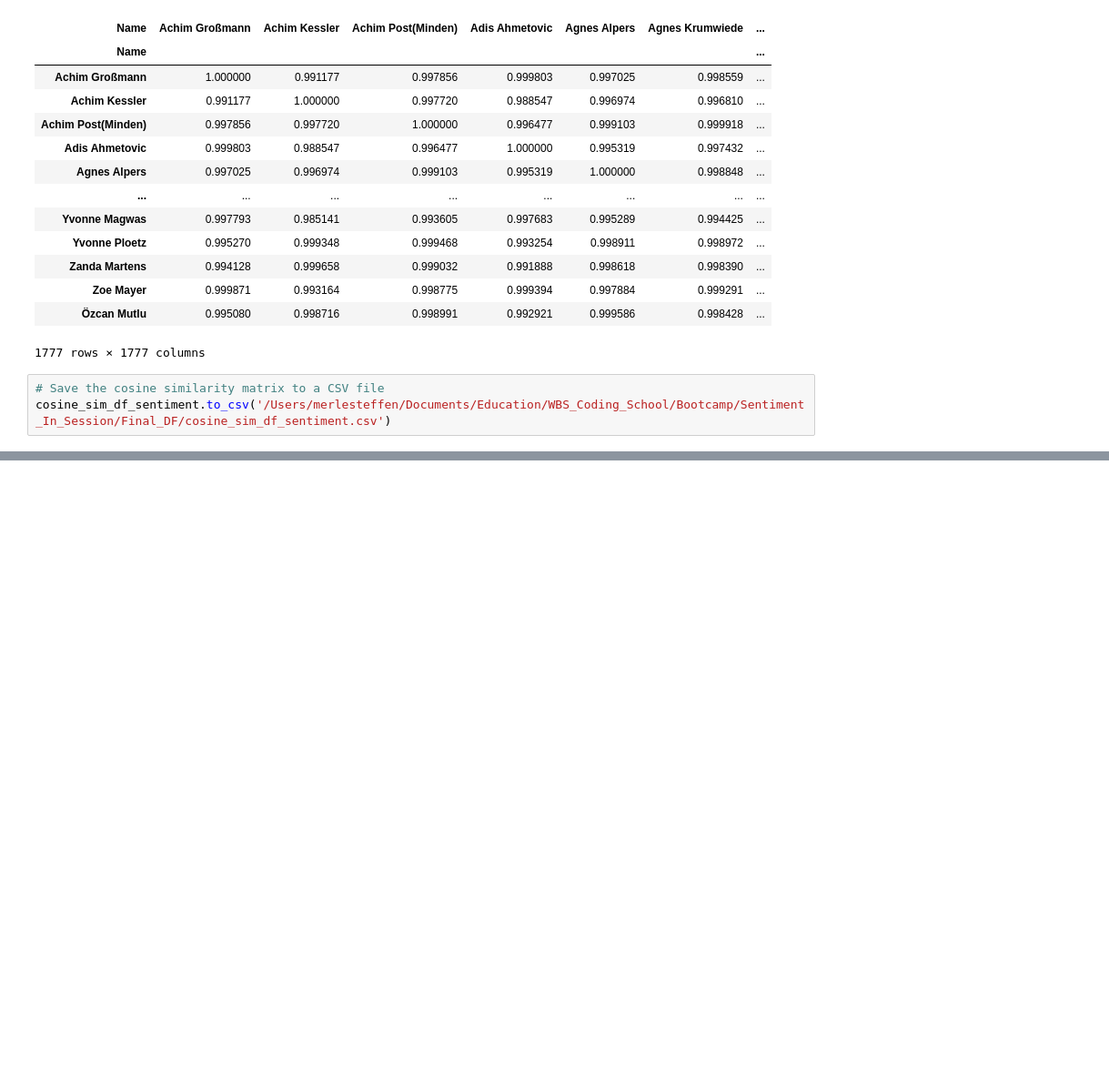
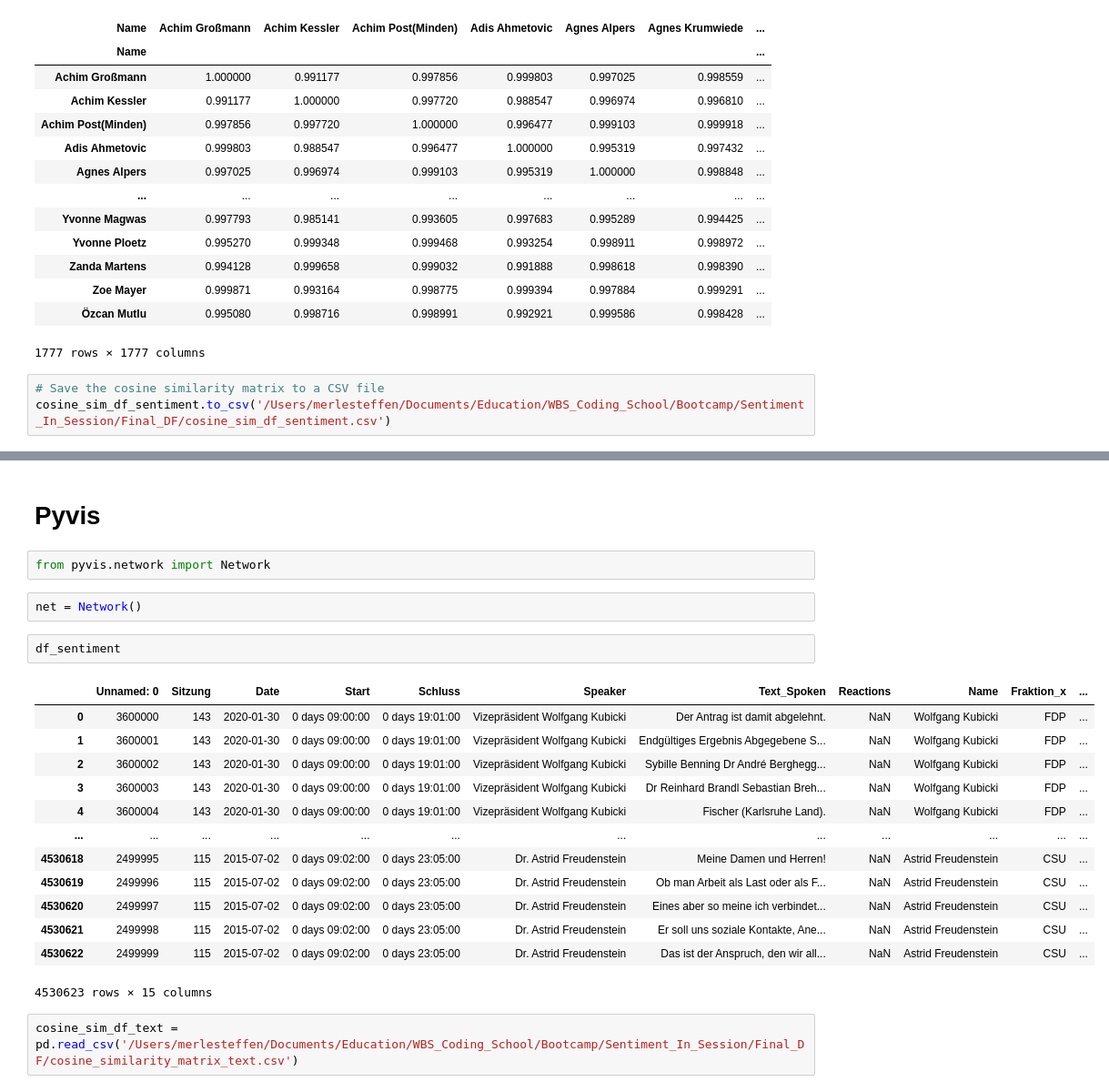
Before and after one commit to MerleSt/Sentiment_In_Session, a Jupyter notebook: Notebooks/7. Network_Analysis/closeness_of_politicians.ipynb, the cells around one changed output, grey strips where cells are left out. Shown at 91% size. Saved outputs shown, nothing was run; the diff lists cells and outputs as text; blank space fills up the shorter version.

```diff
--- a/Notebooks/7. Network_Analysis/closeness_of_politicians.ipynb
+++ b/Notebooks/7. Network_Analysis/closeness_of_politicians.ipynb
@@ -371,0 +374,24 @@ plt.show();
+# %% [markdown]
+# Pyvis
+# %%
+from pyvis.network import Network
+# %%
+net = Network()
+# %%
+df_sentiment
+# %% [output]
+|  | Unnamed: 0 | Sitzung | Date | Start | Schluss | Speaker | Text_Spoken | Reactions | Name | Fraktion_x | ... |
+| 0 | 3600000 | 143 | 2020-01-30 | 0 days 09:00:00 | 0 days 19:01:00 | Vizepräsident Wolfgang Kubicki | Der Antrag ist damit abgelehnt. | NaN | Wolfgang Kubicki | FDP | ... |
+| 1 | 3600001 | 143 | 2020-01-30 | 0 days 09:00:00 | 0 days 19:01:00 | Vizepräsident Wolfgang Kubicki | Endgültiges Ergebnis Abgegebene S... | NaN | Wolfgang Kubicki | FDP | ... |
+| 2 | 3600002 | 143 | 2020-01-30 | 0 days 09:00:00 | 0 days 19:01:00 | Vizepräsident Wolfgang Kubicki | Sybille Benning Dr André Berghegg... | NaN | Wolfgang Kubicki | FDP | ... |
+| 3 | 3600003 | 143 | 2020-01-30 | 0 days 09:00:00 | 0 days 19:01:00 | Vizepräsident Wolfgang Kubicki | Dr Reinhard Brandl Sebastian Breh... | NaN | Wolfgang Kubicki | FDP | ... |
+| 4 | 3600004 | 143 | 2020-01-30 | 0 days 09:00:00 | 0 days 19:01:00 | Vizepräsident Wolfgang Kubicki | Fischer (Karlsruhe Land). | NaN | Wolfgang Kubicki | FDP | ... |
+| ... | ... | ... | ... | ... | ... | ... | ... | ... | ... | ... | ... |
+| 4530618 | 2499995 | 115 | 2015-07-02 | 0 days 09:02:00 | 0 days 23:05:00 | Dr. Astrid Freudenstein | Meine Damen und Herren! | NaN | Astrid Freudenstein | CSU | ... |
+| 4530619 | 2499996 | 115 | 2015-07-02 | 0 days 09:02:00 | 0 days 23:05:00 | Dr. Astrid Freudenstein | Ob man Arbeit als Last oder als F... | NaN | Astrid Freudenstein | CSU | ... |
+| 4530620 | 2499997 | 115 | 2015-07-02 | 0 days 09:02:00 | 0 days 23:05:00 | Dr. Astrid Freudenstein | Eines aber so meine ich verbindet... | NaN | Astrid Freudenstein | CSU | ... |
+| 4530621 | 2499998 | 115 | 2015-07-02 | 0 days 09:02:00 | 0 days 23:05:00 | Dr. Astrid Freudenstein | Er soll uns soziale Kontakte, Ane... | NaN | Astrid Freudenstein | CSU | ... |
+| 4530622 | 2499999 | 115 | 2015-07-02 | 0 days 09:02:00 | 0 days 23:05:00 | Dr. Astrid Freudenstein | Das ist der Anspruch, den wir all... | NaN | Astrid Freudenstein | CSU | ... |
+4530623 rows × 15 columns
+# %%
+cosine_sim_df_text = pd.read_csv('/Users/merlesteffen/Documents/Education/WBS_Coding_School/Bootcamp/Sentiment_In_Session/Final_DF/cosine_similarity_matrix_text.csv')
```
Also changed, not shown: parts of 4 cells of this notebook.
